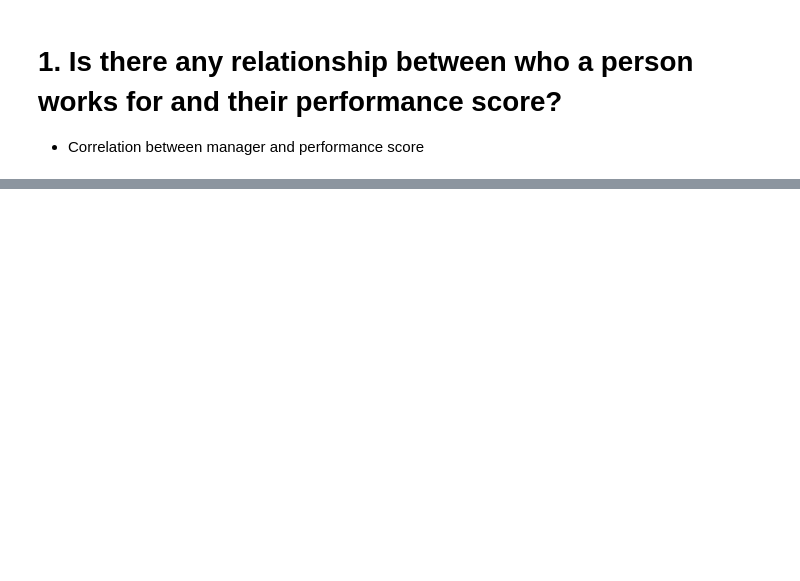
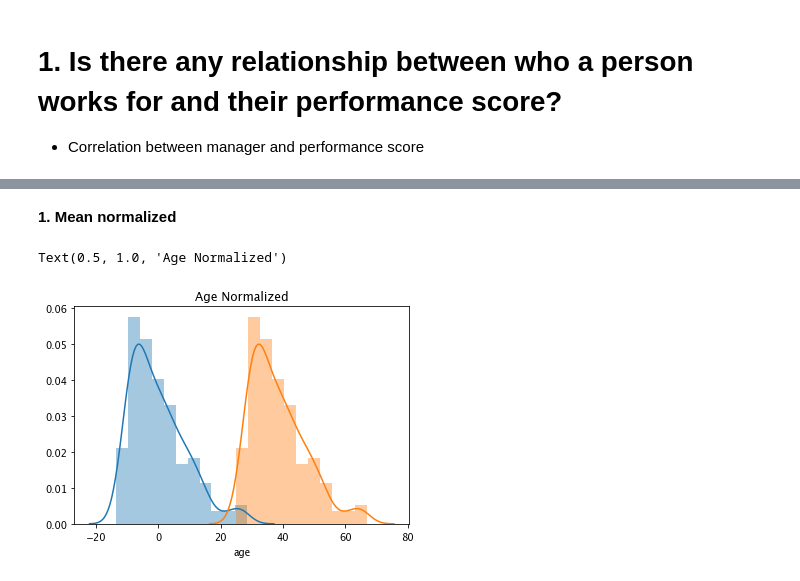
Before and after one commit to estkae/HR_project, a Jupyter notebook: Solving_Problems.ipynb, the cells around one changed output, grey strips where cells are left out. Saved outputs shown, nothing was run; the diff lists cells and outputs as text; code cells hidden in the pictures; blank space fills up the shorter version.

```diff
--- a/Solving_Problems.ipynb
+++ b/Solving_Problems.ipynb
@@ -224,0 +290,21 @@ TypeError: can only concatenate str (not "float") to str
+# %% [markdown]
+**1. Mean normalized**
+# %%
+# Write a function to take in an iterable, calculate the mean and subtract the mean value
+# from each element, creating and returning a new list.
+def mean_normalize(var):
+    norm = [] # Vector for storing output values
+    mean = sum(var)/len(var)
+    for i in var: # for each element in the vector, subtract from mean and add the result to norm
+        diff = i - mean
+        norm.append(diff)
+    return norm
+# %%
+age_normalized = mean_normalize(hr_data['age'])
+# Visualize the age data distribution before and after mean normalization
+sns.distplot(age_normalized)
+sns.distplot(hr_data['age'])
+plt.title('Age Normalized')
+# %% [output]
+Text(0.5, 1.0, 'Age Normalized')
+[figure, added]
```
Also changed, not shown: parts of 40 cells of this notebook.
